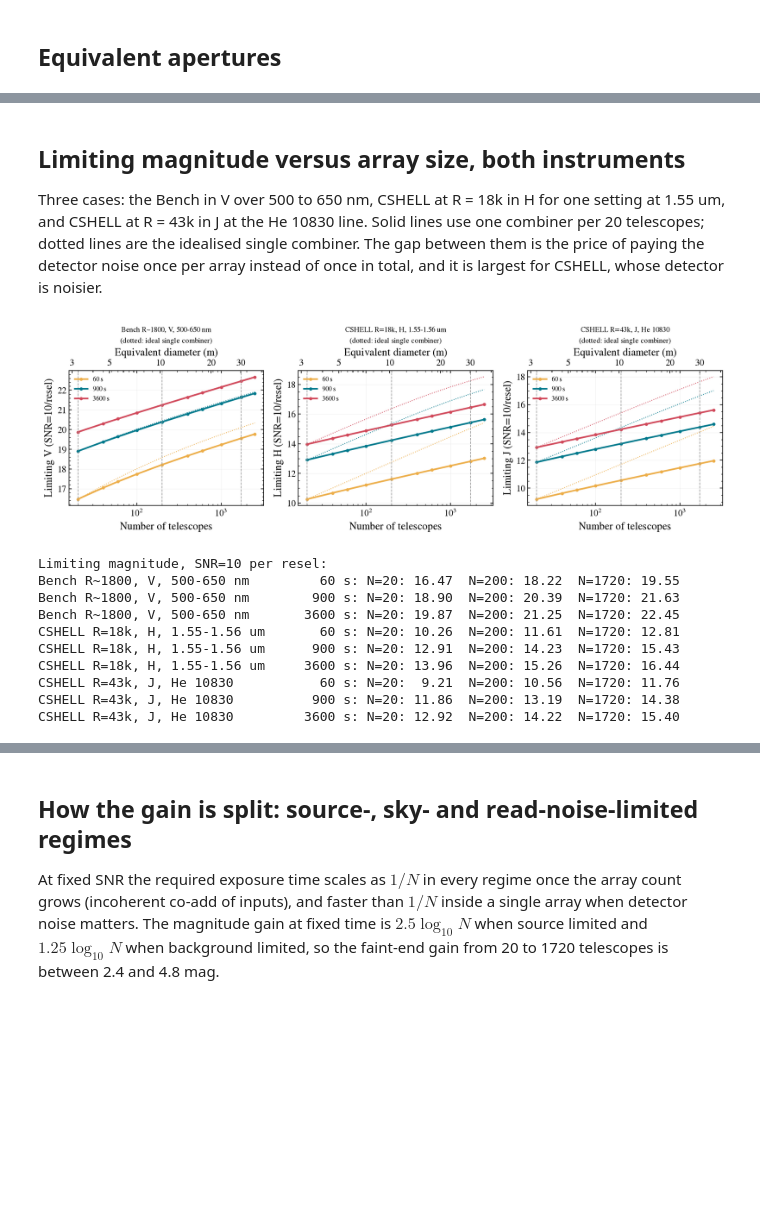
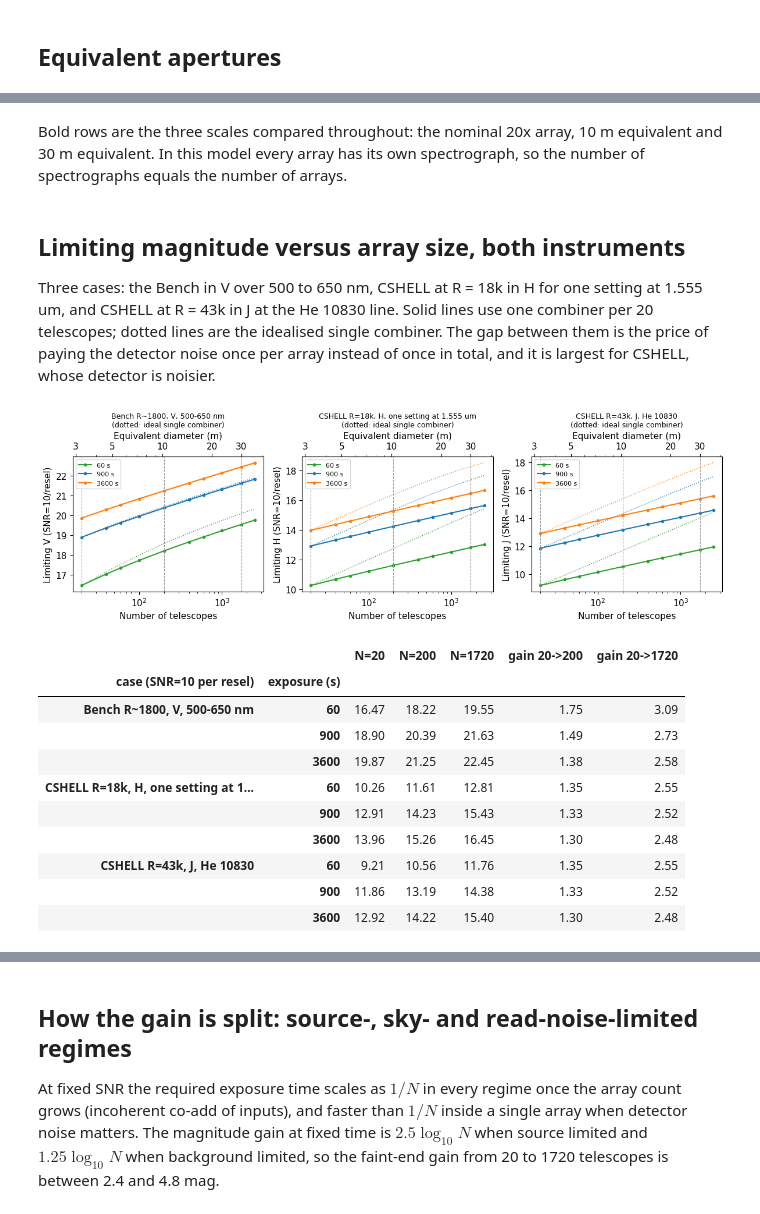
Before and after one commit to schmidt-observatories/lfast-etc, a Jupyter notebook: notebooks/06_array_scaling_overview.ipynb, the cells around one changed output, grey strips where cells are left out. Drawn from its saved outputs; the diff is of its cells as text; code cells hidden in the pictures; blank space fills up the shorter version.

```diff
--- a/notebooks/06_array_scaling_overview.ipynb
+++ b/notebooks/06_array_scaling_overview.ipynb
@@ -46,8 +47,3 @@ def mark_scales(ax):
     equivalent_diameter_axis(ax, ticks=(3, 5, 10, 20, 30))
 # %% [markdown]
 ## Equivalent apertures
-# %%
-print(f"{'N tel':>6} {'arrays':>7} {'area m2':>8} {'D_eq m':>7} {'inputs':>7}")
-for n in NS:
-    t = tel(int(n))
-    print(f"{n:6d} {-(-n//20):7d} {t.total_area_m2:8.1f} {t.equivalent_diameter_m:7.1f} {t.n_inputs:7d}")
@@ -66,7 +71,9 @@ for n in NS:
+# %% [markdown]
+Bold rows are the three scales compared throughout: the nominal 20x array, 10 m equivalent and 30 m equivalent. In this model every array has its own spectrograph, so the number of spectrographs equals the number of arrays.
 # %% [markdown]
 ## Limiting magnitude versus array size, both instruments
 
-Three cases: the Bench in V over 500 to 650 nm, CSHELL at R = 18k in H for one setting at 1.55 um,
+Three cases: the Bench in V over 500 to 650 nm, CSHELL at R = 18k in H for one setting at 1.555 um,
 and CSHELL at R = 43k in J at the He 10830 line. Solid lines use one combiner per 20 telescopes;
 dotted lines are the idealised single combiner. The gap between them is the price of paying the
 detector noise once per array instead of once in total, and it is largest for CSHELL, whose
@@ -74,38 +81,42 @@ detector is noisier.
 # %%
 gstar = Source.blackbody(5800, 0, "V")
 kstar = Source.blackbody(4500, 0, "H")
+cs_lo, cs_hi = Instrument.from_preset("cshell_r18000").setting_window(1555.0)   # one CSHELL echelle setting
 cases = {
     "Bench R~1800, V, 500-650 nm": ("bench_r1800", gstar, dict(), (500, 650)),
-    "CSHELL R=18k, H, 1.55-1.56 um": ("cshell_r18000", kstar, dict(wavelength_min_nm=1550, wavelength_max_nm=1560), None),
+    "CSHELL R=18k, H, one setting at 1.555 um": ("cshell_r18000", kstar, dict(wavelength_min_nm=cs_lo, wavelength_max_nm=cs_hi), None),
     "CSHELL R=43k, J, He 10830": ("cshell_r43000", Source.blackbody(4800, 0, "J"), dict(wavelength_min_nm=1081, wavelength_max_nm=1086), 1083.3),
 }
 fig, axes = plt.subplots(1, 3, figsize=(12, 3.9))
 summary = {}
 for ax, (label, (preset, src, kw, win)) in zip(axes, cases.items()):
     for exp, color in ((60, 'C2'), (900, 'C0'), (3600, 'C1')):
         lim = [LFASTETC(preset, telescope=tel(int(n)), **kw).limiting_magnitude(src, exp, 10, wavelength=win) for n in NS]
         ideal = [LFASTETC(preset, telescope=tel(int(n), telescopes_per_input=None), **kw).limiting_magnitude(src, exp, 10, wavelength=win) for n in NS]
         ax.plot(NS, lim, marker='o', ms=3, color=color, label=f"{exp} s")
         ax.plot(NS, ideal, ls=':', color=color, lw=1)
         summary[(label, exp)] = dict(zip(NS, lim))
     ax.set_ylabel(f"Limiting {src.band} (SNR=10/resel)")
     ax.set_title(label + "\n(dotted: ideal single combiner)", fontsize=9); ax.legend(fontsize=8)
     mark_scales(ax)
 plt.tight_layout(); save(fig, "limiting_mag_vs_N.pdf")
 # %% [output]
-[figure, old version]
+[figure, new version]
-# %%
-print("Limiting magnitude, SNR=10 per resel:")
-for (label, exp), d in summary.items():
-    print(f"{label:32s} {exp:5d} s: " + "  ".join(f"N={n}: {d[n]:5.2f}" for n in (20, 200, 1720)))
-# %% [output]
-Limiting magnitude, SNR=10 per resel:
-Bench R~1800, V, 500-650 nm         60 s: N=20: 16.47  N=200: 18.22  N=1720: 19.55
-Bench R~1800, V, 500-650 nm        900 s: N=20: 18.90  N=200: 20.39  N=1720: 21.63
-Bench R~1800, V, 500-650 nm       3600 s: N=20: 19.87  N=200: 21.25  N=1720: 22.45
-CSHELL R=18k, H, 1.55-1.56 um       60 s: N=20: 10.26  N=200: 11.61  N=1720: 12.81
-CSHELL R=18k, H, 1.55-1.56 um      900 s: N=20: 12.91  N=200: 14.23  N=1720: 15.43
-CSHELL R=18k, H, 1.55-1.56 um     3600 s: N=20: 13.96  N=200: 15.26  N=1720: 16.44
-CSHELL R=43k, J, He 10830           60 s: N=20:  9.21  N=200: 10.56  N=1720: 11.76
-CSHELL R=43k, J, He 10830          900 s: N=20: 11.86  N=200: 13.19  N=1720: 14.38
-CSHELL R=43k, J, He 10830         3600 s: N=20: 12.92  N=200: 14.22  N=1720: 15.40
+# %%
+lim_table = pd.DataFrame({(label, exp): {f"N={n}": d[n] for n in SCALES} for (label, exp), d in summary.items()}).T
+lim_table.index.names = ["case (SNR=10 per resel)", "exposure (s)"]
+lim_table["gain 20->200"] = lim_table["N=200"] - lim_table["N=20"]
+lim_table["gain 20->1720"] = lim_table["N=1720"] - lim_table["N=20"]
+lim_table.style.format("{:.2f}")
+# %% [output]
+|  |  | N=20 | N=200 | N=1720 | gain 20->200 | gain 20->1720 |
+| case (SNR=10 per resel) | exposure (s) |  |  |  |  |  |
+| Bench R~1800, V, 500-650 nm | 60 | 16.47 | 18.22 | 19.55 | 1.75 | 3.09 |
+|  | 900 | 18.90 | 20.39 | 21.63 | 1.49 | 2.73 |
+|  | 3600 | 19.87 | 21.25 | 22.45 | 1.38 | 2.58 |
+| CSHELL R=18k, H, one setting at 1... | 60 | 10.26 | 11.61 | 12.81 | 1.35 | 2.55 |
+|  | 900 | 12.91 | 14.23 | 15.43 | 1.33 | 2.52 |
+|  | 3600 | 13.96 | 15.26 | 16.45 | 1.30 | 2.48 |
+| CSHELL R=43k, J, He 10830 | 60 | 9.21 | 10.56 | 11.76 | 1.35 | 2.55 |
+|  | 900 | 11.86 | 13.19 | 14.38 | 1.33 | 2.52 |
+|  | 3600 | 12.92 | 14.22 | 15.40 | 1.30 | 2.48 |
```
Also changed, not shown: parts of 8 cells of this notebook, 1 other file.
